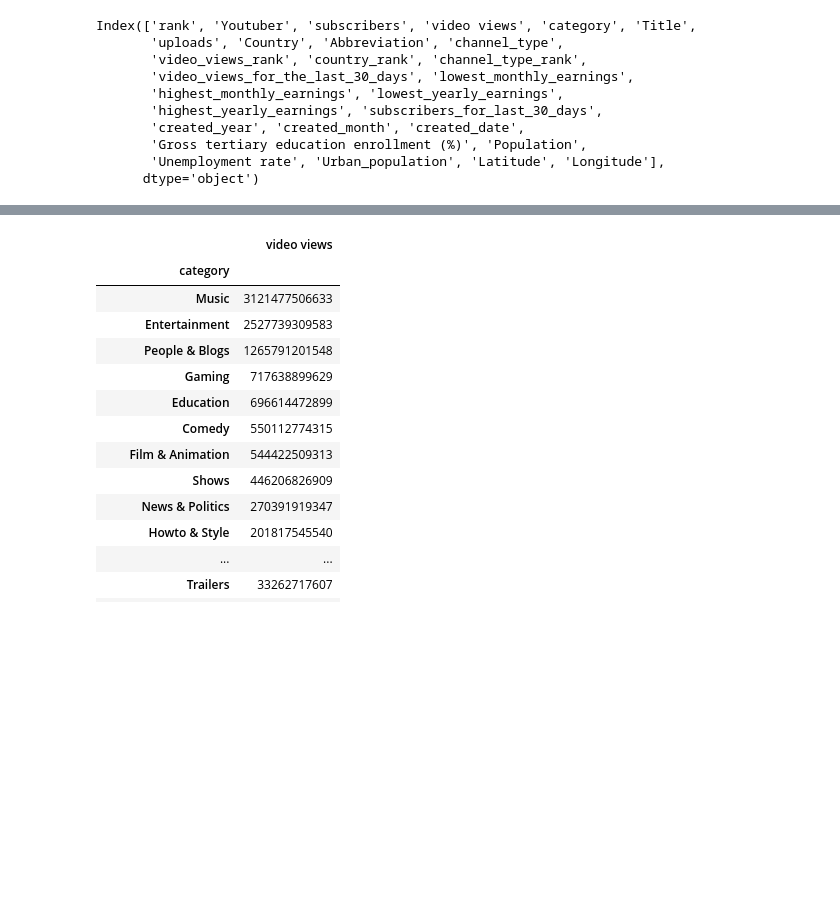
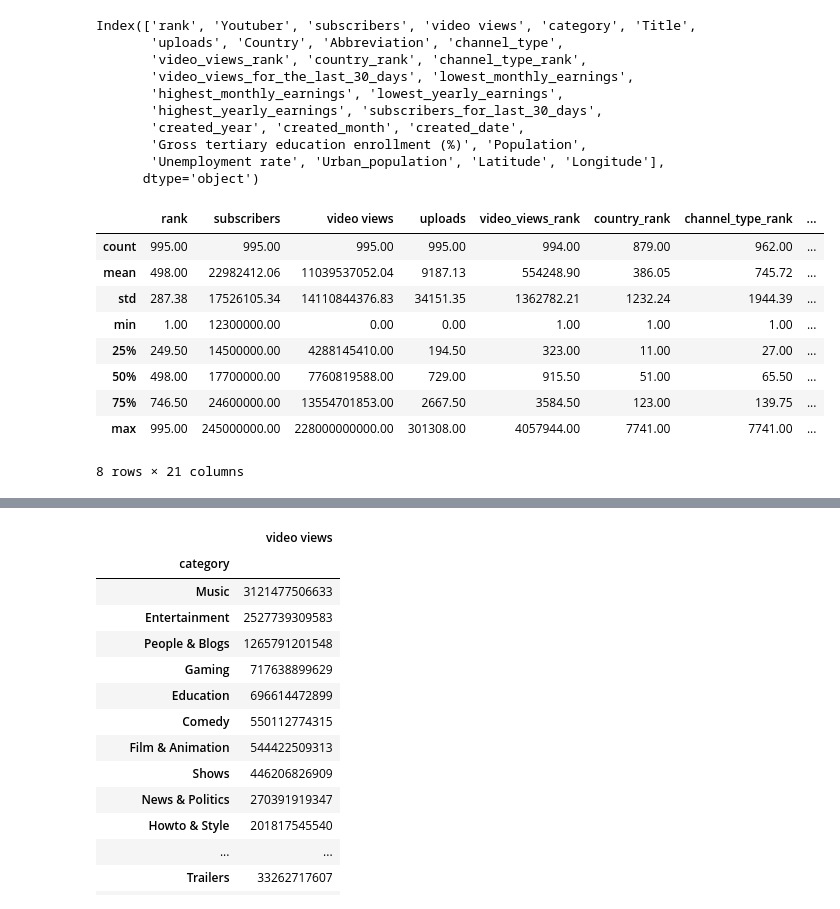
Before and after one commit to okty1227/bie_portfolio, a Jupyter notebook: assignment1/eda.ipynb, the cells around one changed output, grey strips where cells are left out. Drawn from its saved outputs; the diff is of its cells as text; code cells hidden in the pictures; blank space fills up the shorter version.

```diff
--- a/assignment1/eda.ipynb
+++ b/assignment1/eda.ipynb
@@ -25,3 +26,16 @@ Index(['rank', 'Youtuber', 'subscribers', 'video views', 'category', 'Title',
        'Gross tertiary education enrollment (%)', 'Population',
        'Unemployment rate', 'Urban_population', 'Latitude', 'Longitude'],
       dtype='object')
+# %%
+df.describe()
+# %% [output]
+|  | rank | subscribers | video views | uploads | video_views_rank | country_rank | channel_type_rank | ... |
+| count | 995.00 | 995.00 | 995.00 | 995.00 | 994.00 | 879.00 | 962.00 | ... |
+| mean | 498.00 | 22982412.06 | 11039537052.04 | 9187.13 | 554248.90 | 386.05 | 745.72 | ... |
+| std | 287.38 | 17526105.34 | 14110844376.83 | 34151.35 | 1362782.21 | 1232.24 | 1944.39 | ... |
+| min | 1.00 | 12300000.00 | 0.00 | 0.00 | 1.00 | 1.00 | 1.00 | ... |
+| 25% | 249.50 | 14500000.00 | 4288145410.00 | 194.50 | 323.00 | 11.00 | 27.00 | ... |
+| 50% | 498.00 | 17700000.00 | 7760819588.00 | 729.00 | 915.50 | 51.00 | 65.50 | ... |
+| 75% | 746.50 | 24600000.00 | 13554701853.00 | 2667.50 | 3584.50 | 123.00 | 139.75 | ... |
+| max | 995.00 | 245000000.00 | 228000000000.00 | 301308.00 | 4057944.00 | 7741.00 | 7741.00 | ... |
+8 rows × 21 columns
```
Also changed, not shown: parts of 9 cells of this notebook, 4 other files.
